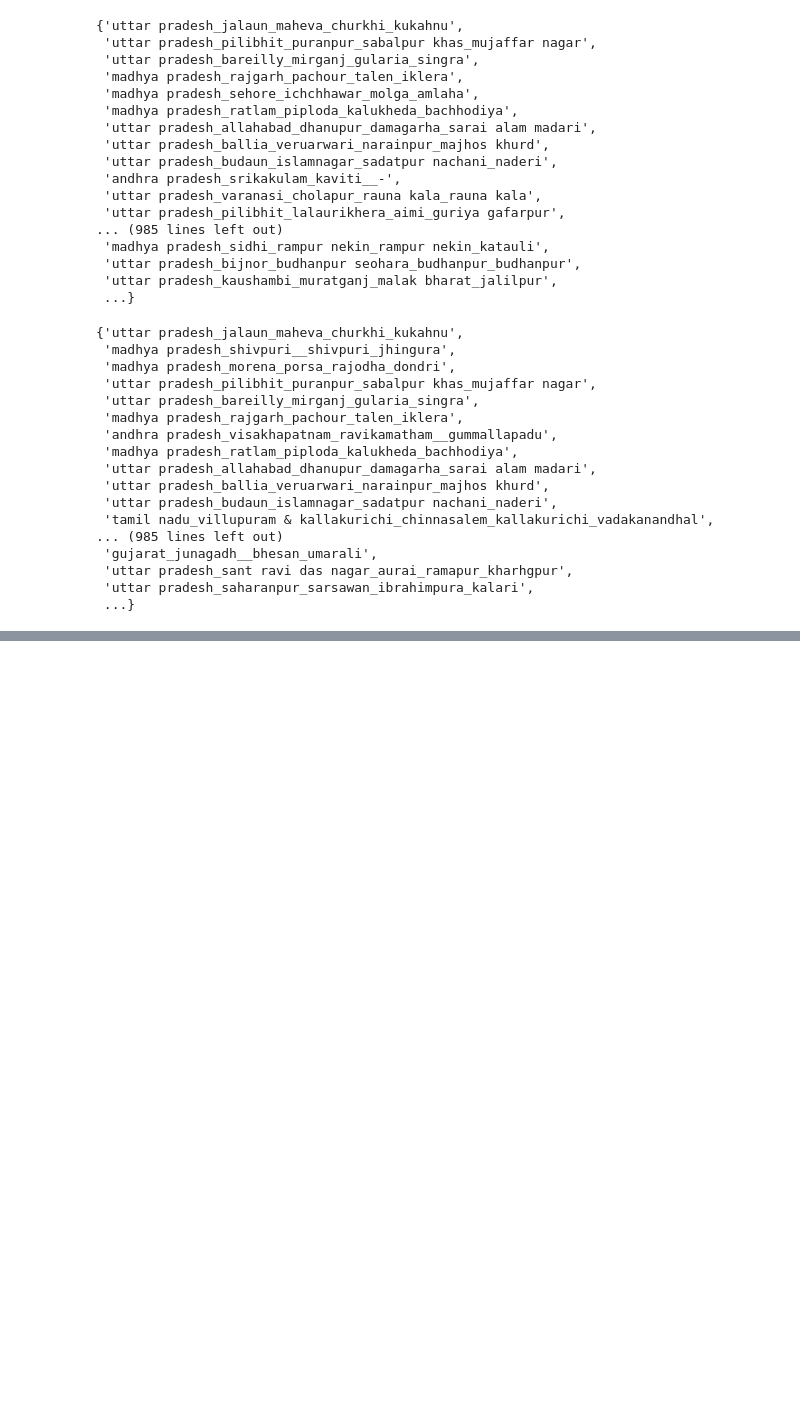
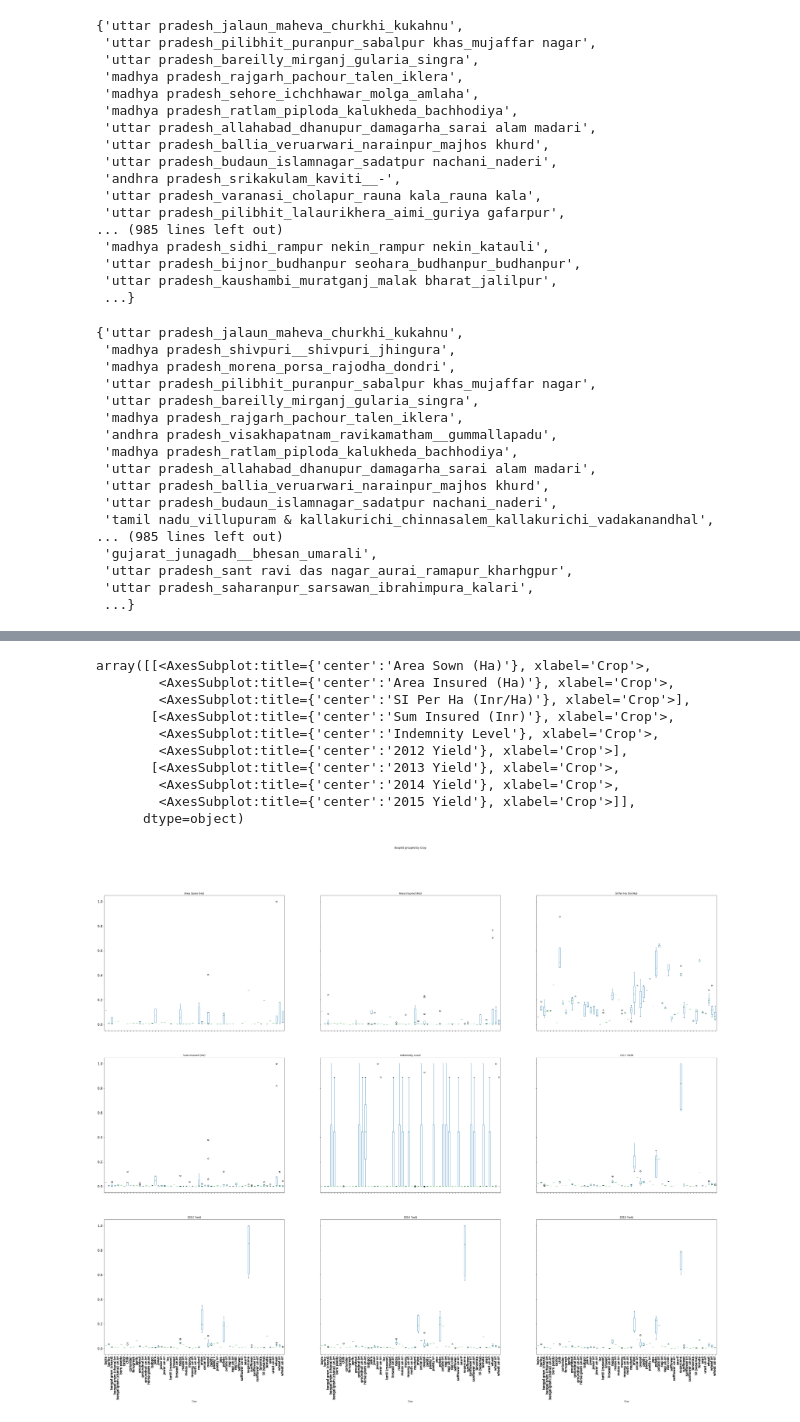
Before and after one commit to amaurylancelin/Datathon, a Jupyter notebook: Exploration/key_analysis.ipynb, the cells around one changed output, grey strips where cells are left out. Drawn from its saved outputs; the diff is of its cells as text; code cells hidden in the pictures; blank space fills up the shorter version.

```diff
--- a/Exploration/key_analysis.ipynb
+++ b/Exploration/key_analysis.ipynb
@@ -183,0 +304,16 @@ Kharif.query("key == 'uttar pradesh_sant ravi das nagar_aurai_ramapur_kharhgpur'
+# %%
+df[INDEX] = (df[INDEX] - df[INDEX].min()) / (df[INDEX].max() - df[INDEX].min())
+# df.query(f"Season == 'Kharif'").boxplot(column=INDEX, by="Crop", figsize=(30,30), fontsize=5, rot=90)
+df.query(f"Season == 'Rabi'").boxplot(column=INDEX, by="Crop", figsize=(50,40), fontsize=15, rot=90, grid=False)
+# %% [output]
+array([[<AxesSubplot:title={'center':'Area Sown (Ha)'}, xlabel='Crop'>,
+        <AxesSubplot:title={'center':'Area Insured (Ha)'}, xlabel='Crop'>,
+        <AxesSubplot:title={'center':'SI Per Ha (Inr/Ha)'}, xlabel='Crop'>],
+       [<AxesSubplot:title={'center':'Sum Insured (Inr)'}, xlabel='Crop'>,
+        <AxesSubplot:title={'center':'Indemnity Level'}, xlabel='Crop'>,
+        <AxesSubplot:title={'center':'2012 Yield'}, xlabel='Crop'>],
+       [<AxesSubplot:title={'center':'2013 Yield'}, xlabel='Crop'>,
+        <AxesSubplot:title={'center':'2014 Yield'}, xlabel='Crop'>,
+        <AxesSubplot:title={'center':'2015 Yield'}, xlabel='Crop'>]],
+      dtype=object)
+[figure, added]
```
Also changed, not shown: parts of 12 cells of this notebook, 2 other files.
